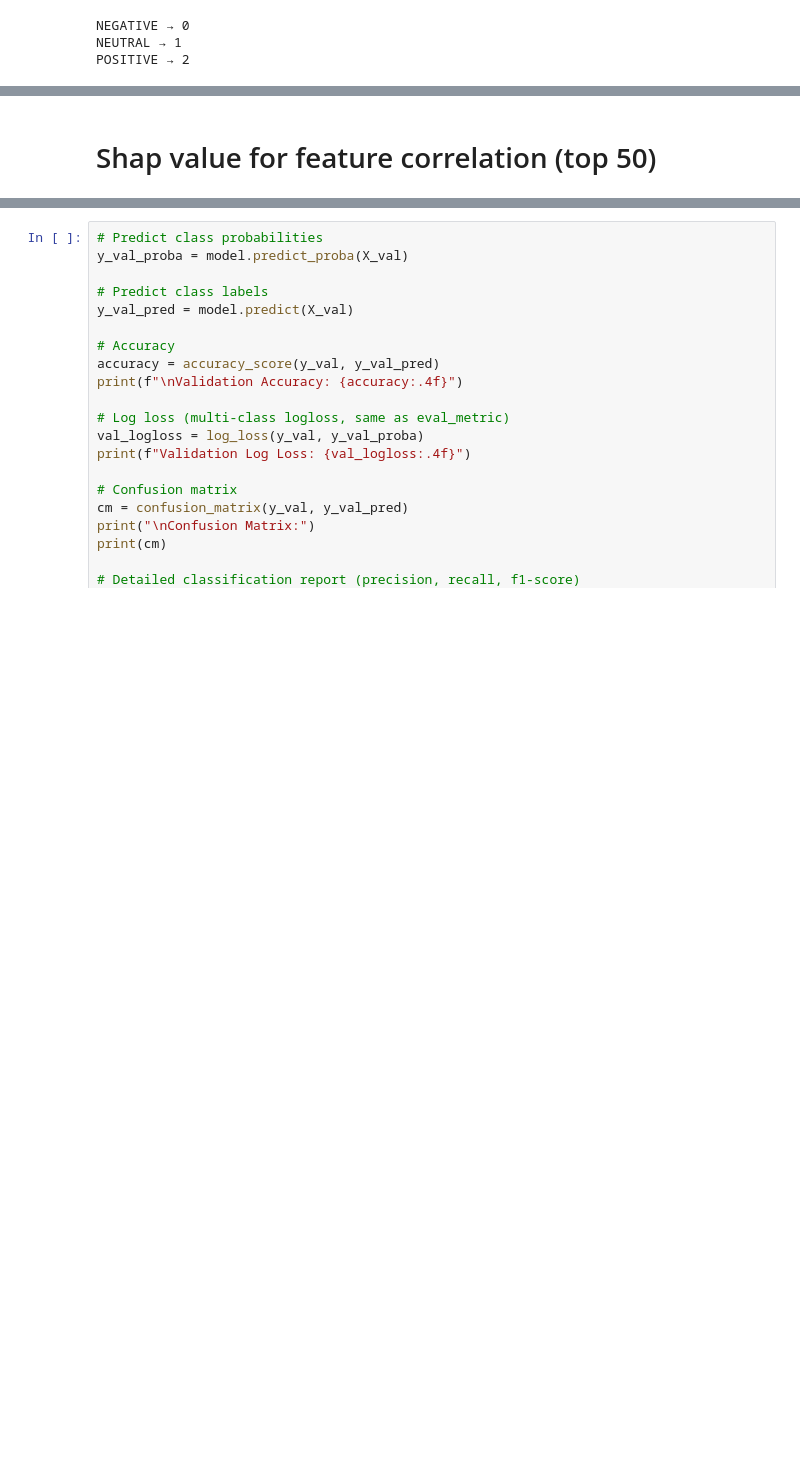
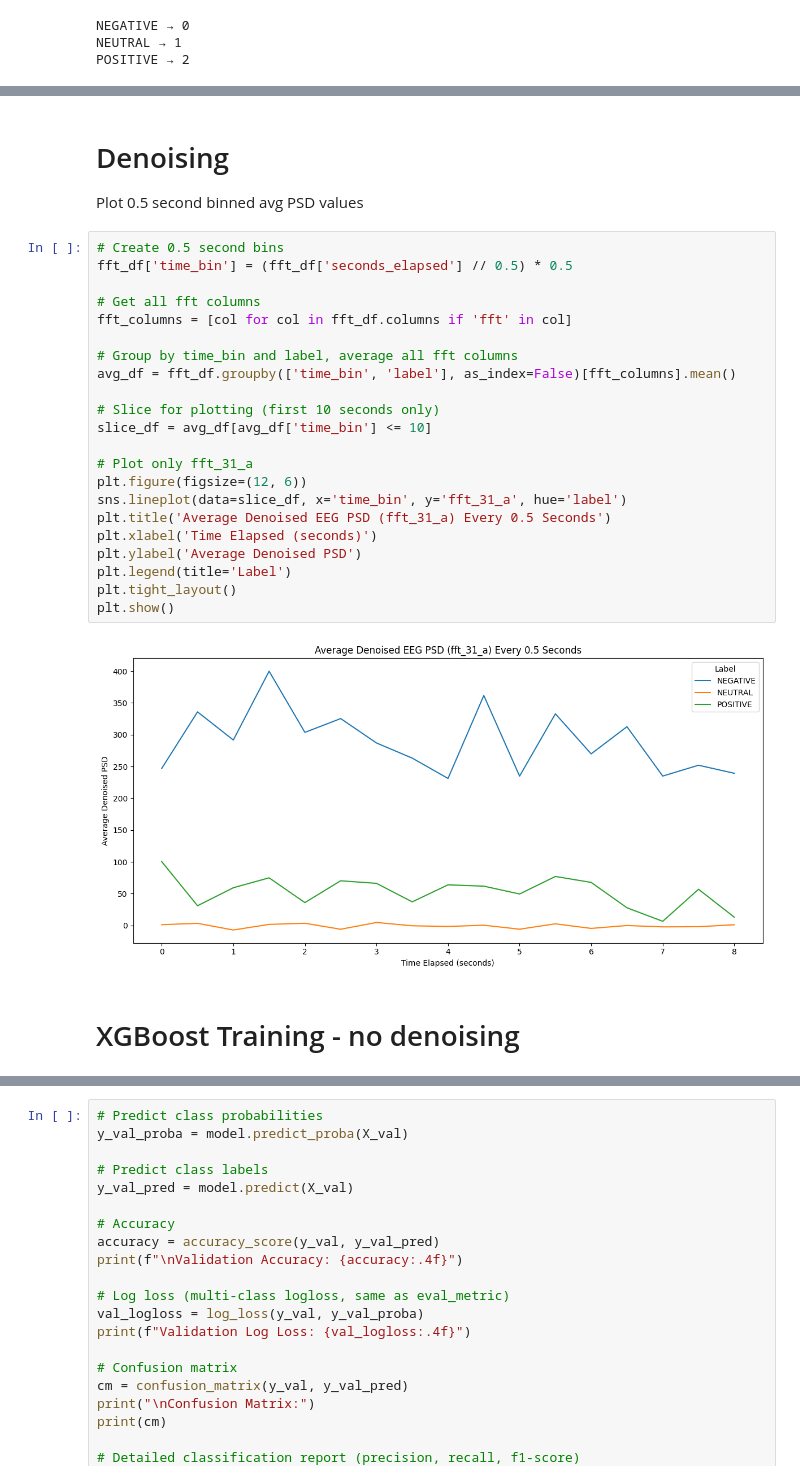
Before and after one commit to caliskate/neuro-emotion-classifier, a Jupyter notebook: neuro-emotion-classifier.ipynb, the cells around one changed output, grey strips where cells are left out. Cells and saved outputs as stored; diff of their text form; blank space fills up the shorter version.

Commit message:
notebook cleanup with denoising
notebook cleanup with denoising

```diff
--- a/neuro-emotion-classifier.ipynb
+++ b/neuro-emotion-classifier.ipynb
@@ -341,3 +369,30 @@ plt.show()
+# %% [markdown]
+# Denoising
+Plot 0.5 second binned avg PSD values
+# %%
+# Create 0.5 second bins
+fft_df['time_bin'] = (fft_df['seconds_elapsed'] // 0.5) * 0.5
+
+# Get all fft columns
+fft_columns = [col for col in fft_df.columns if 'fft' in col]
+
+# Group by time_bin and label, average all fft columns
+avg_df = fft_df.groupby(['time_bin', 'label'], as_index=False)[fft_columns].mean()
+
+# Slice for plotting (first 10 seconds only)
+slice_df = avg_df[avg_df['time_bin'] <= 10]
+
+# Plot only fft_31_a
+plt.figure(figsize=(12, 6))
+sns.lineplot(data=slice_df, x='time_bin', y='fft_31_a', hue='label')
+plt.title('Average Denoised EEG PSD (fft_31_a) Every 0.5 Seconds')
+plt.xlabel('Time Elapsed (seconds)')
+plt.ylabel('Average Denoised PSD')
+plt.legend(title='Label')
+plt.tight_layout()
+plt.show()
+# %% [output]
+[figure, added]
 # %% [markdown]
-# Shap value for feature correlation (top 50)
+# XGBoost Training - no denoising
 # %%
```
Also changed, not shown: parts of 34 cells of this notebook, 1 other file.
